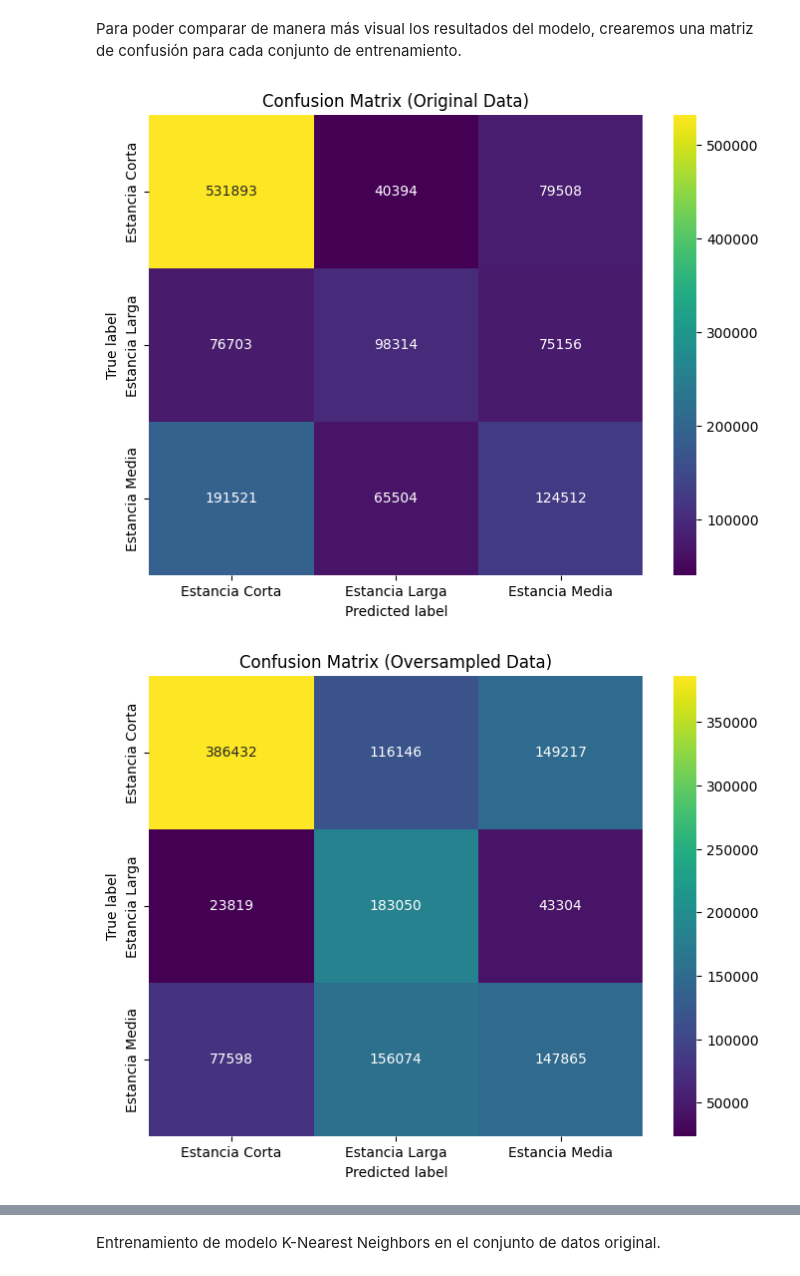
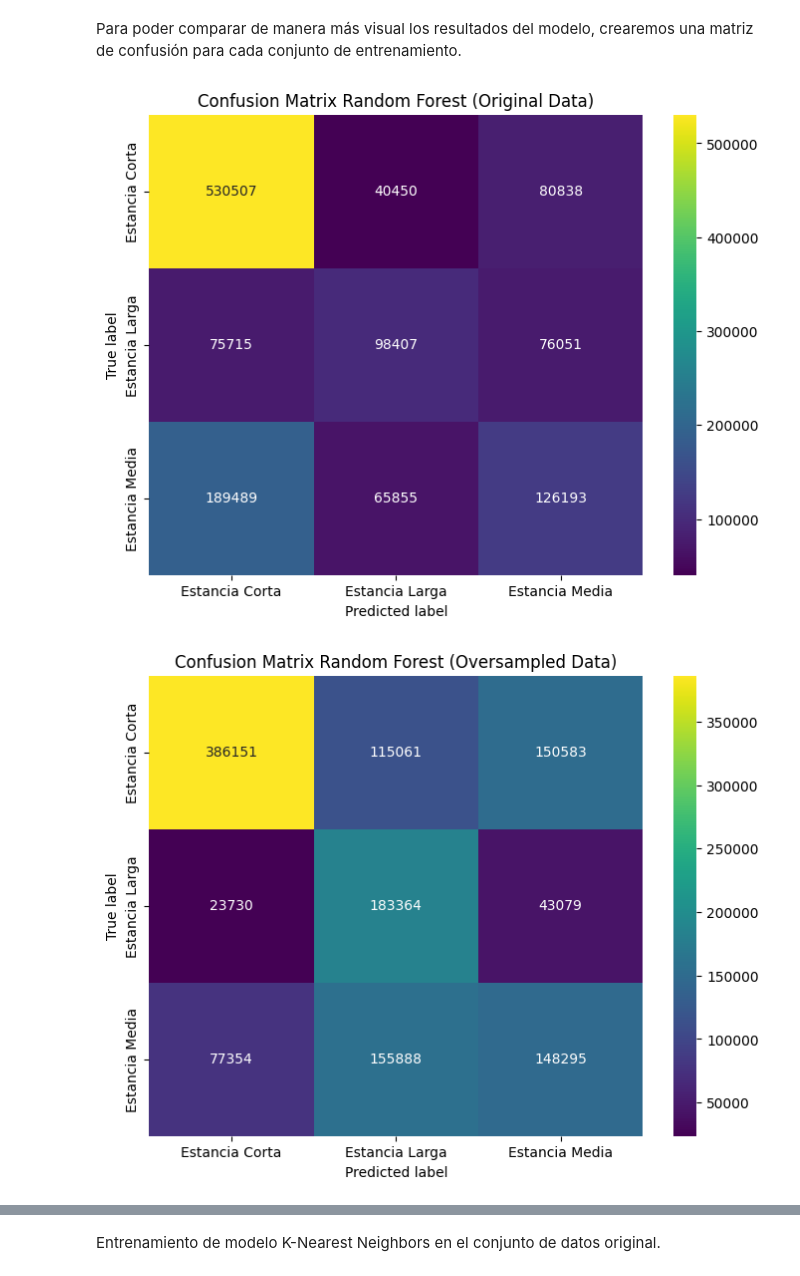
Before and after one commit to fco-marquez/proyecto-mineria, a Jupyter notebook: Hito2.ipynb, the cells around one changed output, grey strips where cells are left out. Cells and saved outputs as stored; diff of their text form; code cells hidden in the pictures.

```diff
--- a/Hito2.ipynb
+++ b/Hito2.ipynb
@@ -415,7 +415,7 @@ mapeo_diagnostico = {
     'Embarazo, parto y puerperio': 21
 }
 
-ds_numeric['DIAG1'] = ds_numeric['DIAG1'].map(mapeo_diagnostico)
+ds_exp['DIAG1'] = ds_exp['DIAG1'].map(mapeo_diagnostico)
 # %% [markdown]
 Detectamos que algunas regiones tenían su número como string, por lo que transformamos los valores a int
 # %%
@@ -989,6 +989,10 @@ classifires = ['Decision Tree orig', 'Decision Tree over', 'Decision Tree sub','
 ax.bar(classifires, accuracies)
 ax.axhline(dm_acc, color='r', linestyle='--', label='dummy')
 
+ax.set_title('Comparación clasificadores')
+ax.set_xlabel('Clasificadores')
+ax.set_ylabel('Accuracy')
+
 ax.legend()
 
 plt.xticks(rotation=90, ha='center')
@@ -1063,7 +1067,7 @@ y_subs = y_train_subsampled
 # %% [markdown]
 Entrenamiento de modelo Random Forest en el conjunto de datos original.
 # %%
-best_params={'max_depth': 10, 'min_samples_leaf': 1, 'min_samples_split': 2, 'n_estimators': 300, 'n_jobs': -1}
+best_params={'max_depth': 10, 'min_samples_leaf': 1, 'min_samples_split': 2, 'n_estimators': 100, 'n_jobs': -1}
 
 rf_clf_orig = RandomForestClassifier(**best_params)
 
@@ -1091,7 +1095,7 @@ Estancia Media       0.45      0.33      0.38    381537
 # %% [markdown]
 Entrenamiento de modelo Random Forest en el conjunto de datos oversampling.
 # %%
-best_params={'max_depth': 30, 'min_samples_leaf': 1, 'min_samples_split': 2, 'n_estimators': 200, 'n_jobs': -1}
+best_params={'max_depth': 20, 'min_samples_leaf': 1, 'min_samples_split': 2, 'n_estimators': 200, 'n_jobs': -1}
 
 rf_clf_over = RandomForestClassifier(**best_params)
 
@@ -1159,25 +1163,25 @@ Para poder comparar de manera más visual los resultados del modelo, crearemos u
 # %%
 import seaborn as sns
 from sklearn.metrics import confusion_matrix
 from sklearn.utils.multiclass import unique_labels
 
 cm_orig = confusion_matrix(y_test, y_pred_rf_orig)
 cm_over = confusion_matrix(y_test, y_pred_rf_over)
 cm_subs = confusion_matrix(y_test, y_pred_rf_subs)
 
 classes = unique_labels(y_test, y_pred_rf_orig, y_pred_rf_over, y_pred_rf_subs)
 
 def plot_confusion_matrix(cm, title):
     fig, ax = plt.subplots(figsize=(8, 6))
     sns.heatmap(cm, annot=True, fmt="d", cmap="viridis", xticklabels=classes, yticklabels=classes, ax=ax)
     ax.set_title(title)
     ax.set_xlabel('Predicted label')
     ax.set_ylabel('True label')
     plt.show()
 
-plot_confusion_matrix(cm_orig, 'Confusion Matrix (Original Data)')
-plot_confusion_matrix(cm_over, 'Confusion Matrix (Oversampled Data)')
-plot_confusion_matrix(cm_subs, 'Confusion Matrix (Subsampled Data)')
+plot_confusion_matrix(cm_orig, 'Confusion Matrix Random Forest (Original Data)')
+plot_confusion_matrix(cm_over, 'Confusion Matrix Random Forest (Oversampled Data)')
+plot_confusion_matrix(cm_subs, 'Confusion Matrix Random Forest (Subsampled Data)')
 # %% [output]
-[figure, old version]
+[figure, new version]
-[figure, old version]
+[figure, new version]
```
Also changed, not shown: parts of 28 cells of this notebook.
